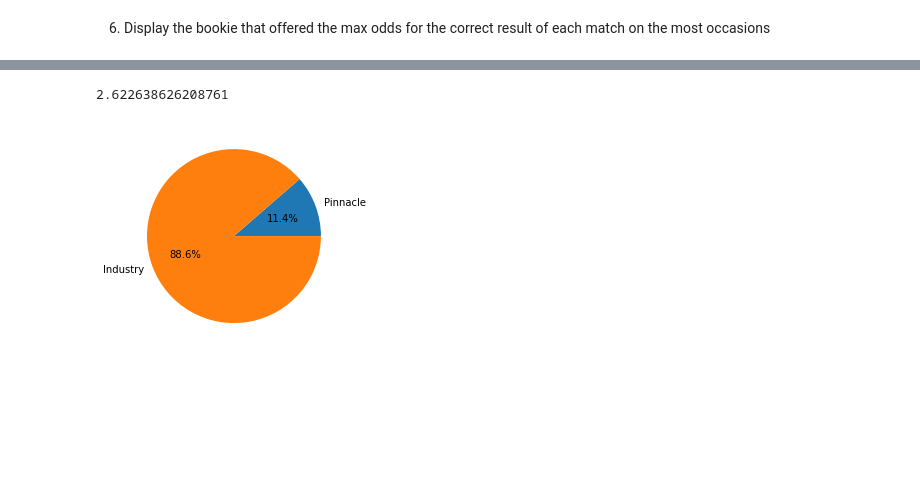
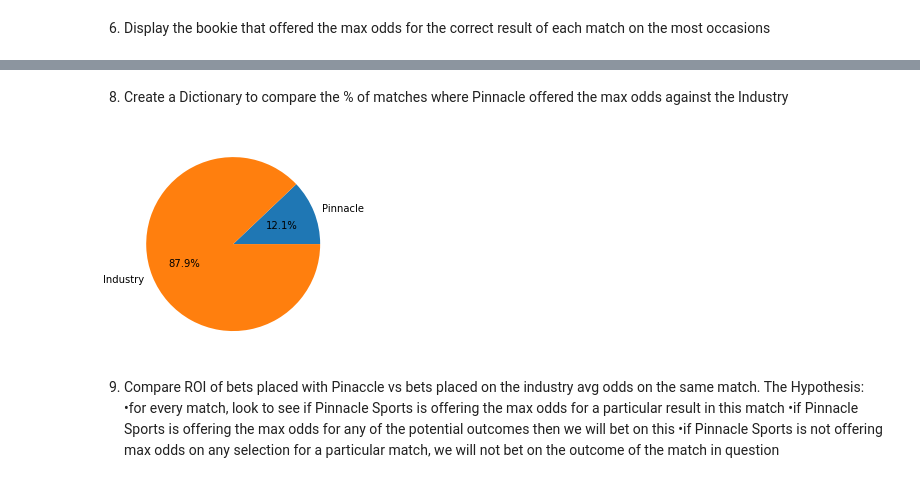
Before and after one commit to heuzec/UCDPA_CiaranHeuze, a Jupyter notebook: project.ipynb, the cells around one changed output, grey strips where cells are left out. Cells and saved outputs as stored; diff of their text form; code cells hidden in the pictures; blank space fills up the shorter version.

```diff
--- a/project.ipynb
+++ b/project.ipynb
@@ -68,6 +71,10 @@ closing_odds
 # %%
 #Create a set of conditions to select the value from the correct column based on the corresponding value within the ‘match_result’ column
 conditions_match_result = [closing_odds.match_result == "home_win", closing_odds.match_result == "draw", closing_odds.match_result == "away_win"]
+
+avg_odds_select = [closing_odds.loc[closing_odds.index]['avg_odds_home_win'],  closing_odds.loc[closing_odds.index]['avg_odds_draw'],  closing_odds.loc[closing_odds.index]['avg_odds_away_win']]
+closing_odds["avg_odds_match_result"] = np.select(conditions_match_result, avg_odds_select)
+
 max_odds_select = [closing_odds.loc[closing_odds.index]['max_odds_home_win'],  closing_odds.loc[closing_odds.index]['max_odds_draw'],  closing_odds.loc[closing_odds.index]['max_odds_away_win']]
 closing_odds["max_odds_match_result"] = np.select(conditions_match_result, max_odds_select)
 
@@ -79,7 +99,7 @@ AttributeError: 'DataFrame' object has no attribute 'match_result'
 4. Create a column 'top_bookie' that selects the bookie that offered the max odds for the correct result of each match
 # %%
 #Create a set of conditions to select the value from the correct column based on the corresponding value within the ‘match_result’ and 'max_odds_match_result' columns
-conditions_match_result = [closing_odds.result == "home_win", closing_odds.result == "draw", closing_odds.result == "away_win"]
+conditions_match_result = [closing_odds.match_result == "home_win", closing_odds.match_result == "draw", closing_odds.match_result == "away_win"]
 top_bookie_select = [ closing_odds.loc[closing_odds.index]['top_bookie_home_win'],  closing_odds.loc[closing_odds.index]['top_bookie_draw'],  closing_odds.loc[closing_odds.index]['top_bookie_away_win']]
 closing_odds["top_bookie"] = np.select(conditions_match_result, top_bookie_select)
 
@@ -106,6 +149,6 @@ NameError: name 'bookies_mode' is not defined
 # %%
-pinaccle_odds = [ closing_odds.loc[closing_odds.index]['max_odds_home_win'],  closing_odds.loc[closing_odds.index]['max_odds_draw'],  closing_odds.loc[closing_odds.index]['max_odds_away_win']]
-
+#Create a set of conditions to select the value from the correct column based on the corresponding value within the 'max_odds...' columns where top_bookie = Pinaccle Sports
+pinaccle_odds = [closing_odds.loc[closing_odds.index]['max_odds_home_win'],  closing_odds.loc[closing_odds.index]['max_odds_draw'],  closing_odds.loc[closing_odds.index]['max_odds_away_win']]
 pinaccle_odds_select = [closing_odds.top_bookie_home_win == "Pinnacle Sports" , closing_odds.top_bookie_draw == "Pinnacle Sports" , closing_odds.top_bookie_away_win == "Pinnacle Sports"]
-
-closing_odds["pinaccle_matches"] = np.select(pinaccle_odds_select, pinaccle_odds)
+closing_odds["pinaccle_odds"] = np.select(pinaccle_odds_select, pinaccle_odds)
+closing_odds
@@ -163,27 +180,23 @@ plt.show()
-# %%
-#Industry average when bookie /= pinnacle, i.e. when Pinnacle doesn't offer the max odds on the correct result, or offers the max odds on the incorrect result
-
-industry_avg = closing_odds[closing_odds['pinaccle_matches']==0]['avg_odds'].mean()
-
-industry_avg
-# %% [output]
-2.622638626208761
+# %% [markdown]
+8. Create a Dictionary to compare the % of matches where Pinnacle offered the max odds against the Industry
 # %%
+#Create a Dictionary
 odds_bookie = dict()
-
-
 key_Pinnacle = "Pinnacle"
-
 key_Industry = "Industry"
 
+#Add values to the Dictionary
+odds_bookie[key_Pinnacle] = closing_odds[closing_odds['top_bookie']=="Pinnacle Sports"]['top_bookie'].count()
+odds_bookie[key_Industry] = closing_odds[closing_odds['top_bookie']!="Pinnacle Sports"]['top_bookie'].count()
 
-odds_bookie[key_Pinnacle] = closing_odds[closing_odds['bookie']=="Pinnacle Sports"]['bookie'].count()
-
-odds_bookie[key_Industry] = closing_odds[closing_odds['bookie']!="Pinnacle Sports"]['bookie'].count()
-
-
+#Display pie chart using Matplotlib
 plt.pie(odds_bookie.values(), labels=odds_bookie.keys(), autopct='%1.1f%%')
-
 plt.show()
 # %% [output]
-[figure, old version]
+[figure, new version]
+# %% [markdown]
+9. Compare ROI of bets placed with Pinaccle vs bets placed on the industry avg odds on the same match.
+   The Hypothesis:
+•for every match, look to see if Pinnacle Sports is offering the max odds for a particular result in this match
+•if Pinnacle Sports is offering the max odds for any of the potential outcomes then we will bet on this
+•if Pinnacle Sports is not offering max odds on any selection for a particular match, we will not bet on the outcome of the match in question
```
Also changed, not shown: parts of 16 cells of this notebook.
